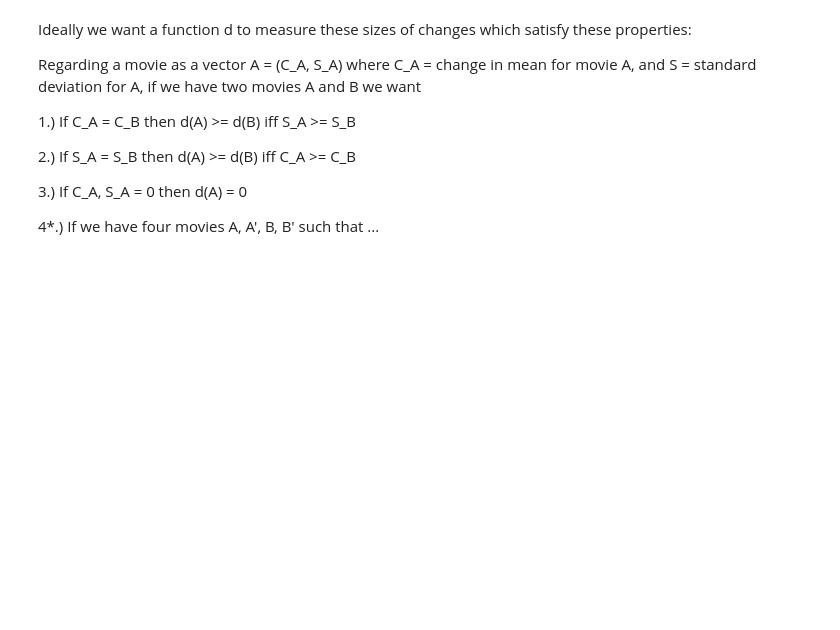
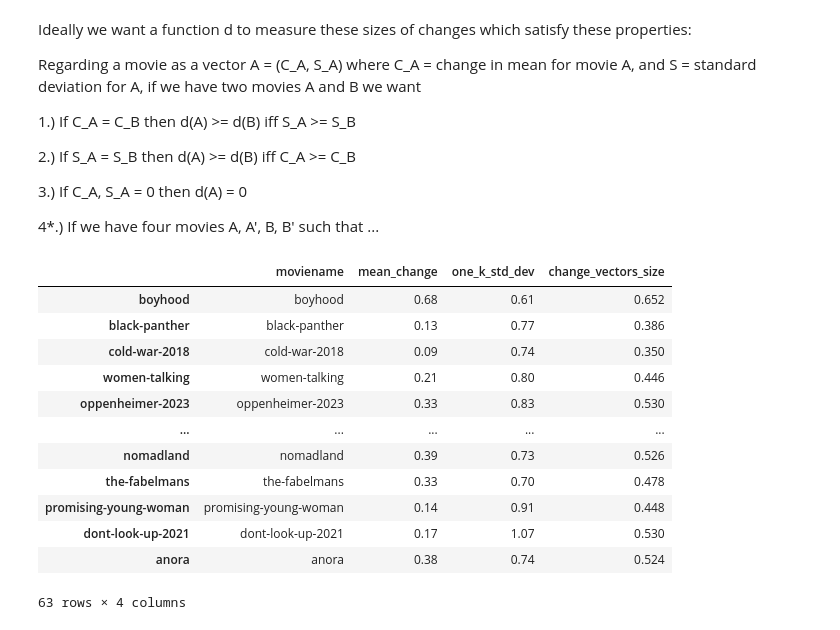
Before and after one commit to Erdos-Projects/fall-2025-predicting-movie-success, a Jupyter notebook: new attempt/Post_Award_Review_Analysis.ipynb, the cells around one changed output. Cells and saved outputs as stored; diff of their text form; code cells hidden in the pictures; blank space fills up the shorter version.

```diff
--- a/new attempt/Post_Award_Review_Analysis.ipynb
+++ b/new attempt/Post_Award_Review_Analysis.ipynb
@@ -133,17 +147,33 @@ S = standard deviation for A, if we have two movies A and B we want
 3.) If C_A, S_A = 0 then d(A) = 0
 
 4*.) If we have four movies A, A', B, B' such that ...
+# %%
+def dist_func(C,S):
+    return 0.6*C + 0.4*S
 # %%
 one_k_std_dev2 = []
 
 for x in df_changes['moviename']:
     one_k_std_dev2.append(df_1k.loc[x,'std_dev'])
 
 df_changes['one_k_std_dev'] = one_k_std_dev2
 df_changes
 
-
-change_vectors_size = [0.6*df_changes.loc[x,'mean_change'] + 0.4*df_changes.loc[x,'one_k_std_dev'] for x in df_changes['moviename']]
+change_vectors_size = [dist_func(df_changes.loc[x,'mean_change'], df_changes.loc[x,'one_k_std_dev']) for x in df_changes['moviename']]
 
 df_changes['change_vectors_size'] = change_vectors_size
 df_changes
+# %% [output]
+|  | moviename | mean_change | one_k_std_dev | change_vectors_size |
+| boyhood | boyhood | 0.68 | 0.61 | 0.652 |
+| black-panther | black-panther | 0.13 | 0.77 | 0.386 |
+| cold-war-2018 | cold-war-2018 | 0.09 | 0.74 | 0.350 |
+| women-talking | women-talking | 0.21 | 0.80 | 0.446 |
+| oppenheimer-2023 | oppenheimer-2023 | 0.33 | 0.83 | 0.530 |
+| ... | ... | ... | ... | ... |
+| nomadland | nomadland | 0.39 | 0.73 | 0.526 |
+| the-fabelmans | the-fabelmans | 0.33 | 0.70 | 0.478 |
+| promising-young-woman | promising-young-woman | 0.14 | 0.91 | 0.448 |
+| dont-look-up-2021 | dont-look-up-2021 | 0.17 | 1.07 | 0.530 |
+| anora | anora | 0.38 | 0.74 | 0.524 |
+63 rows × 4 columns
```
Also changed, not shown: parts of 1 cell of this notebook.
